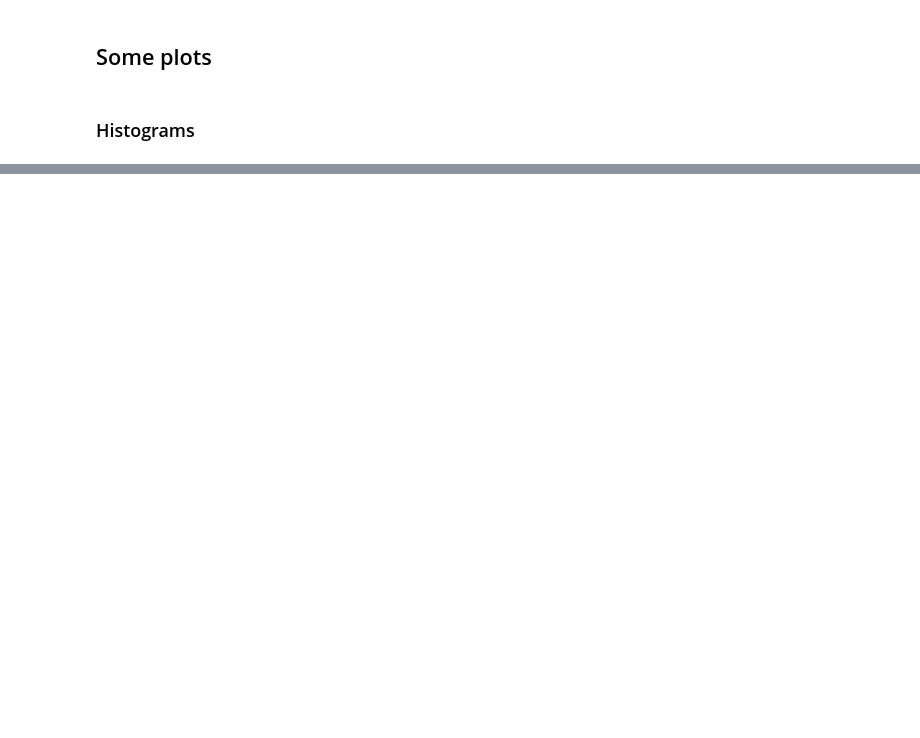
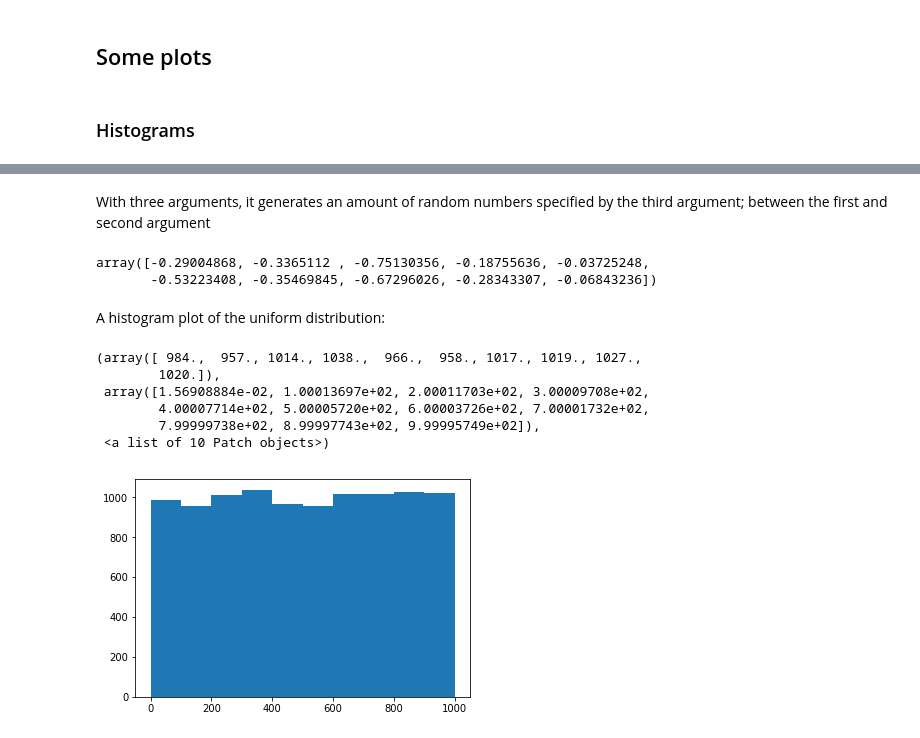
Before and after one commit to cadel560x/EmergingTechAssignments, a Jupyter notebook: numpy-random.ipynb, the cells around one changed output, grey strips where cells are left out. Cells and saved outputs as stored; diff of their text form; code cells hidden in the pictures; blank space fills up the shorter version.

```diff
--- a/numpy-random.ipynb
+++ b/numpy-random.ipynb
@@ -83,0 +104,20 @@ np.random.uniform(0.0, 100.0)
+# %% [markdown]
+With three arguments, it generates an amount of random numbers specified by the third argument; between the first and second argument
+# %%
+np.random.uniform(-1,0,10)
+# %% [output]
+array([-0.29004868, -0.3365112 , -0.75130356, -0.18755636, -0.03725248,
+       -0.53223408, -0.35469845, -0.67296026, -0.28343307, -0.06843236])
+# %% [markdown]
+A histogram plot of the uniform distribution:
+# %%
+x = np.random.uniform(0,1000,10000)
+plt.hist(x)
+# %% [output]
+(array([ 984.,  957., 1014., 1038.,  966.,  958., 1017., 1019., 1027.,
+        1020.]),
+ array([1.56908884e-02, 1.00013697e+02, 2.00011703e+02, 3.00009708e+02,
+        4.00007714e+02, 5.00005720e+02, 6.00003726e+02, 7.00001732e+02,
+        7.99999738e+02, 8.99997743e+02, 9.99995749e+02]),
+ <a list of 10 Patch objects>)
+[figure, added]
```
Also changed, not shown: parts of 26 cells of this notebook.
